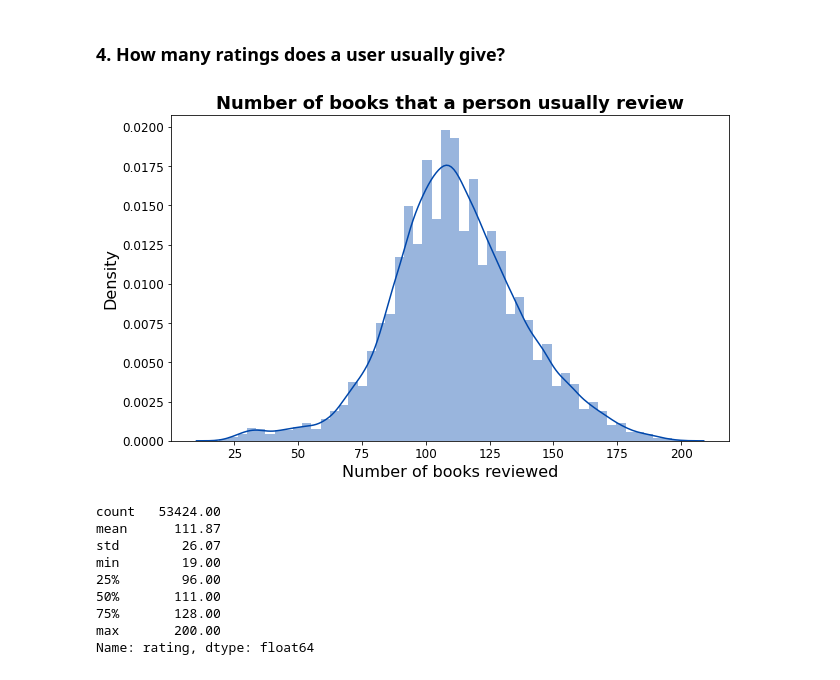
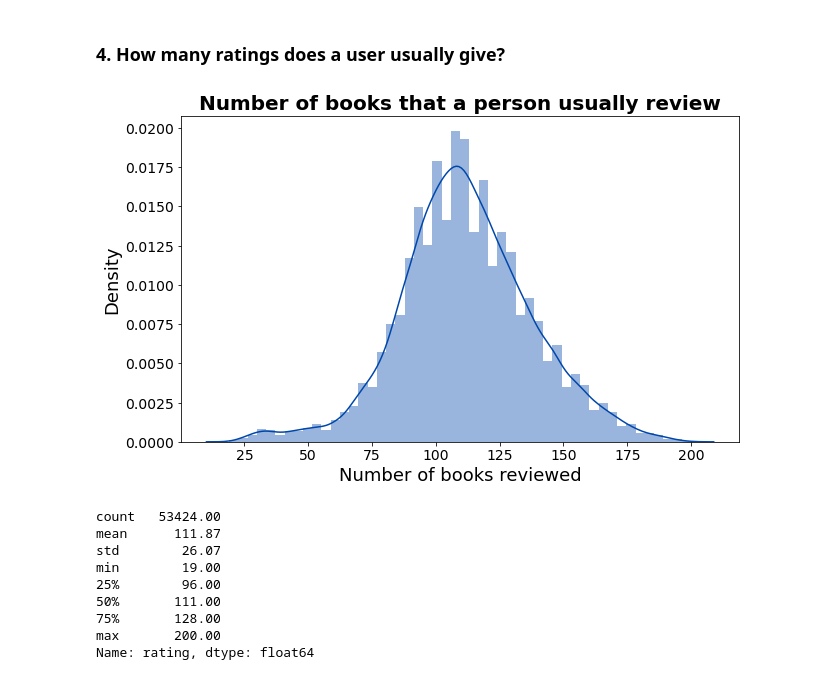
Before and after one commit to ulyazmah/book-recommendation, a Jupyter notebook: Book Recommendation System - Part 1 (EDA).ipynb, the cells around one changed output. Cells and saved outputs as stored; diff of their text form; code cells hidden in the pictures.

```diff
--- a/Book Recommendation System - Part 1 (EDA).ipynb
+++ b/Book Recommendation System - Part 1 (EDA).ipynb
@@ -429,18 +451,18 @@ We have 26 books that are considered outlier, because they have more than 12515
 # %%
 #agregate ratings by user
 book_per_user = r.groupby('user_id')['rating'].count().reset_index()
 
 #visualize
 plt.figure(figsize=(10,6))
 sns.distplot(book_per_user['rating'], color='#0047AB')
-plt.title('Number of books that a person usually review', weight='bold', fontsize=18)
-plt.xlabel('Number of books reviewed', fontsize=16)
-plt.ylabel('Density', fontsize=16)
-plt.xticks(fontsize=12)
-plt.yticks(fontsize=12)
+plt.title('Number of books that a person usually review', weight='bold', fontsize=20)
+plt.xlabel('Number of books reviewed', fontsize=18)
+plt.ylabel('Density', fontsize=18)
+plt.xticks(fontsize=14)
+plt.yticks(fontsize=14)
 plt.show()
 # %% [output]
-[figure, old version]
+[figure, new version]
 # %%
 book_per_user['rating'].describe()
 # %% [output]
```
Also changed, not shown: parts of 28 cells of this notebook, 2 other files.
